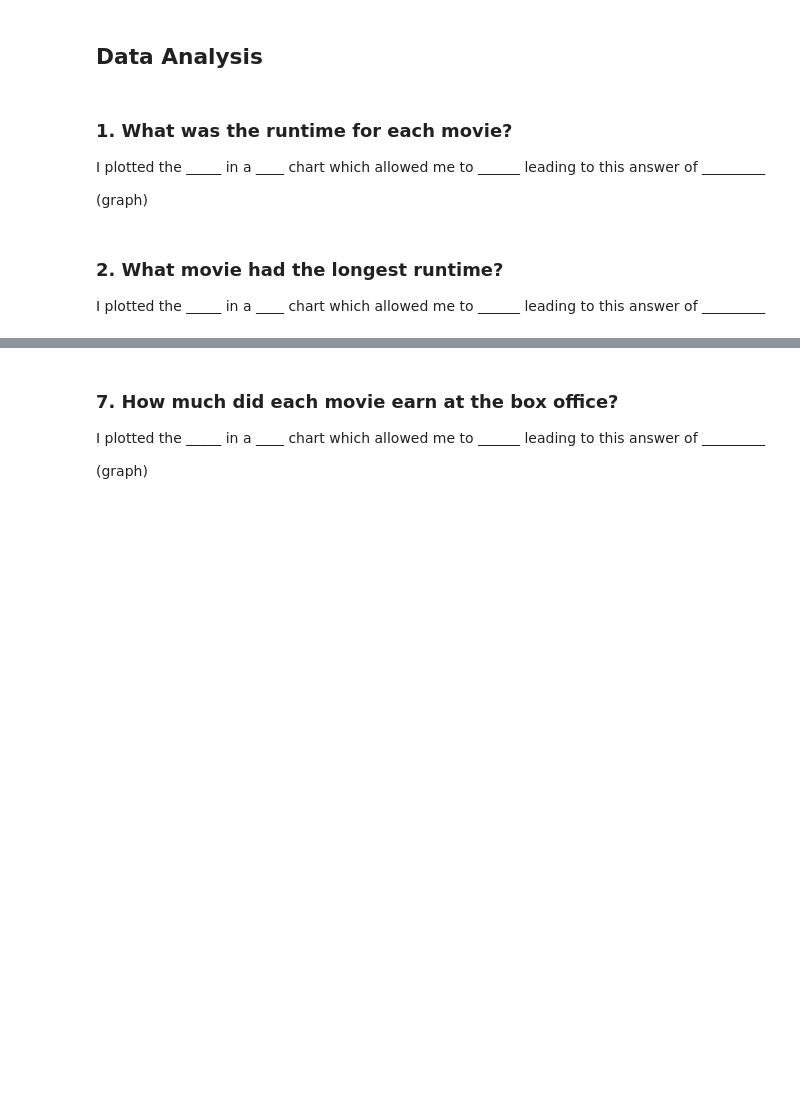
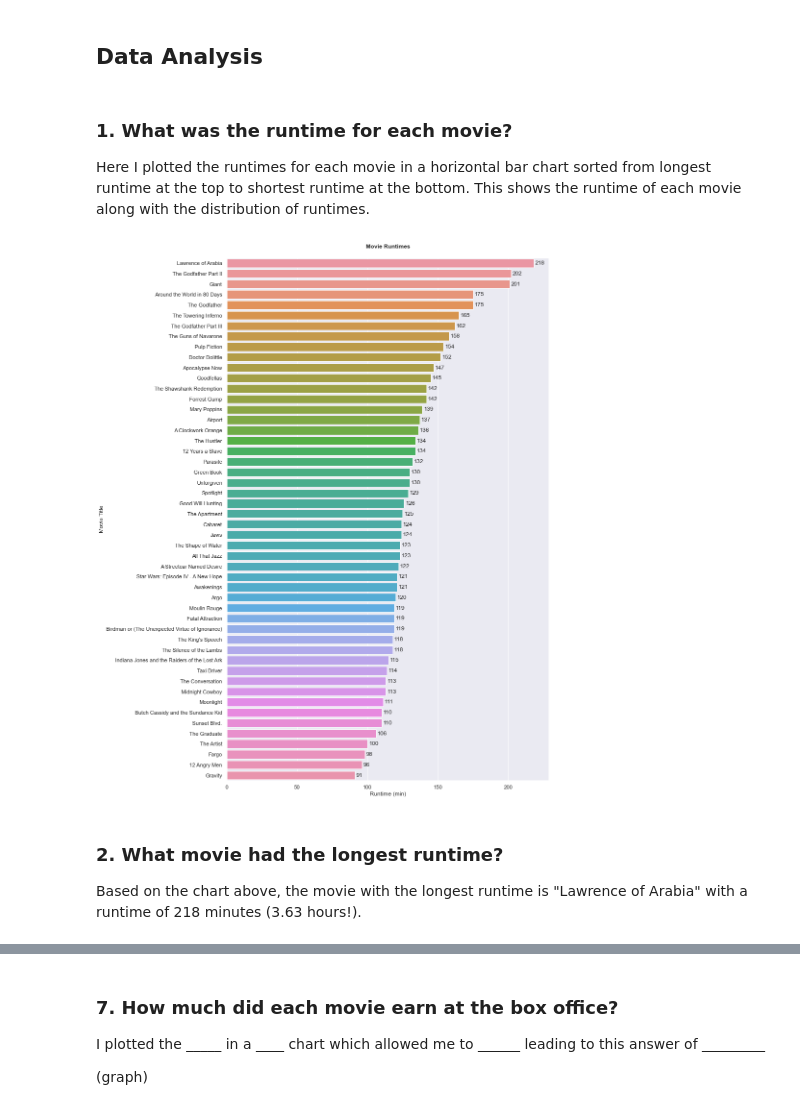
Before and after one commit to danpoynor/omdb-api-data-analysis, a Jupyter notebook: movie_analysis.ipynb, the cells around one changed output, grey strips where cells are left out. Saved outputs shown, nothing was run; the diff lists cells and outputs as text; code cells hidden in the pictures; blank space fills up the shorter version.

```diff
--- a/movie_analysis.ipynb
+++ b/movie_analysis.ipynb
@@ -48,0 +260,5 @@ FileNotFoundError: [Errno 2] No such file or directory: 'movies.csv'
+# %%
+# Change some columns to Categorical
+df["Rated"] = df["Rated"].astype('category')
+df["Director"] = df["Director"].astype('category')  # Increased in size
+df["Language"] = df["Language"].astype('category')
@@ -49,17 +311,59 @@ FileNotFoundError: [Errno 2] No such file or directory: 'movies.csv'
 # %% [markdown]
 ## Define Chart Theme
+# %%
+# Use default theme
+sns.set_theme()
+
+scatter_dots = {
+  's': 150,
+  'edgecolor': 'black',
+  'linewidth': 1,
+  'alpha': 0.5
+}
+
+line_style = {
+  'lw': 3,
+}
 # %% [markdown]
 ## Data Analysis
 # %% [markdown]
 ### 1. What was the runtime for each movie?
 
-I plotted the _____ in a ____ chart which allowed me to ______ leading to this answer of _________
-
-(graph)
+Here I plotted the runtimes for each movie in a horizontal bar chart sorted from longest runtime at the top to shortest runtime at the bottom. This shows the runtime of each movie along with the distribution of runtimes.
+# %%
+# Create a new DataFrame with only movie titles and their runtime sorted by runtime
+df_runtimes = df[["Title", "Runtime"]].sort_values(by="Runtime", ascending=False)
+
+# Plot each movie with its runtime length
+ax = sns.barplot(data=df_runtimes, x="Runtime", y="Title")
+
+# Label each bar
+for b in ax.patches:
+  height = b.get_height() # height of each horizontal bar is the same
+  width = b.get_width() # width of bar is the value of the bar
+  # adding text to each bar
+  ax.text(
+    x = width + 1, # x-coordinate position of data label, padded 3 to right of bar
+    y = b.get_y() + (height / 2), # # y-coordinate position of data label, padded to be in the middle of the bar
+    s = '{:.0f}'.format(width), # data label, formatted to ignore decimals
+    va = 'center', # sets vertical alignment (va) to center
+    fontsize=12, # Make font size smaller so it fits better
+    family='sans-serif', # Looks a little cleaner for small font sizes
+  )
+
+# Make the plot taller
+plt.gcf().set_size_inches(12, 20)
+
+plt.title('Movie Runtimes')
+plt.xlabel('Runtime (min)')
+plt.ylabel('Movie Title')
+plt.show()
+# %% [output]
+[figure, added]
 # %% [markdown]
 ### 2. What movie had the longest runtime?
 
-I plotted the _____ in a ____ chart which allowed me to ______ leading to this answer of _________
+Based on the chart above, the movie with the longest runtime is "Lawrence of Arabia" with a runtime of 218 minutes (3.63 hours!).
 # %% [markdown]
 ### 3. Is there any relationship between the length of the movie (runtime) and the number of awards a movie won?
 
```
Also changed, not shown: parts of 21 cells of this notebook.
